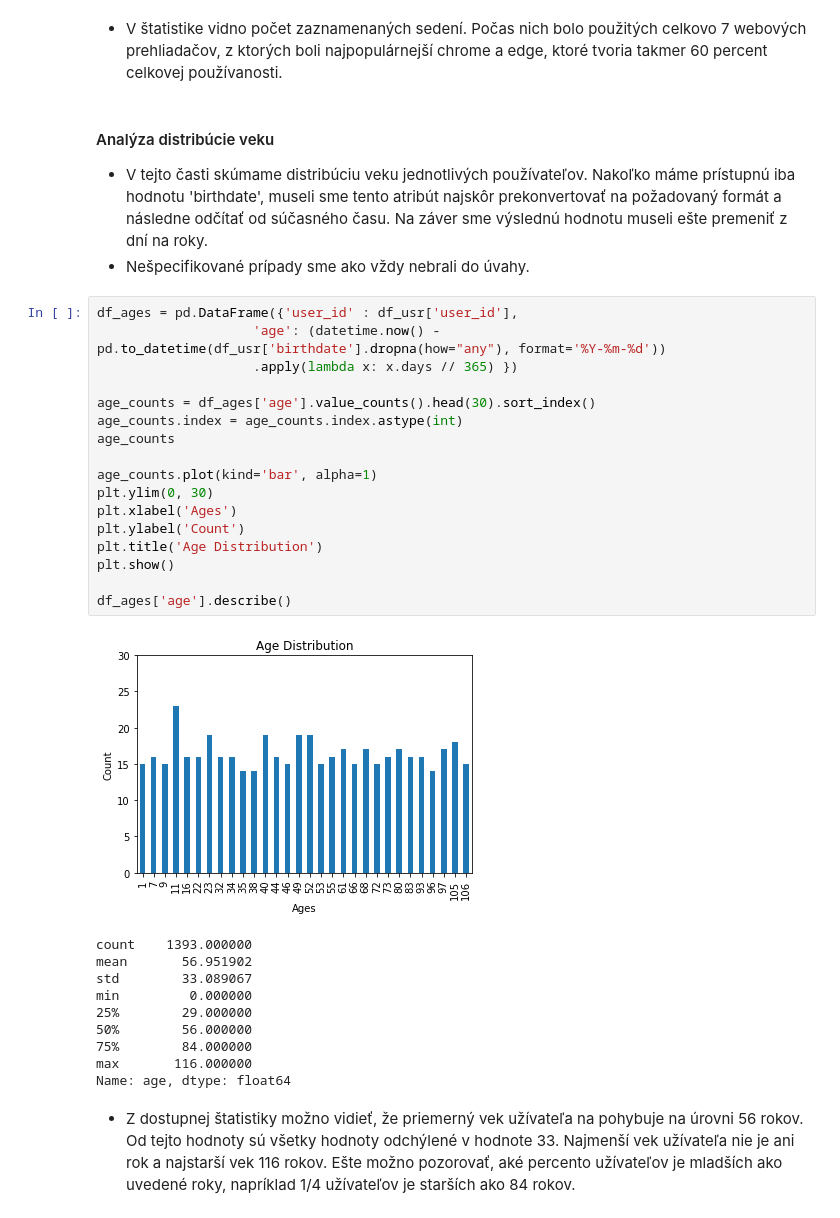
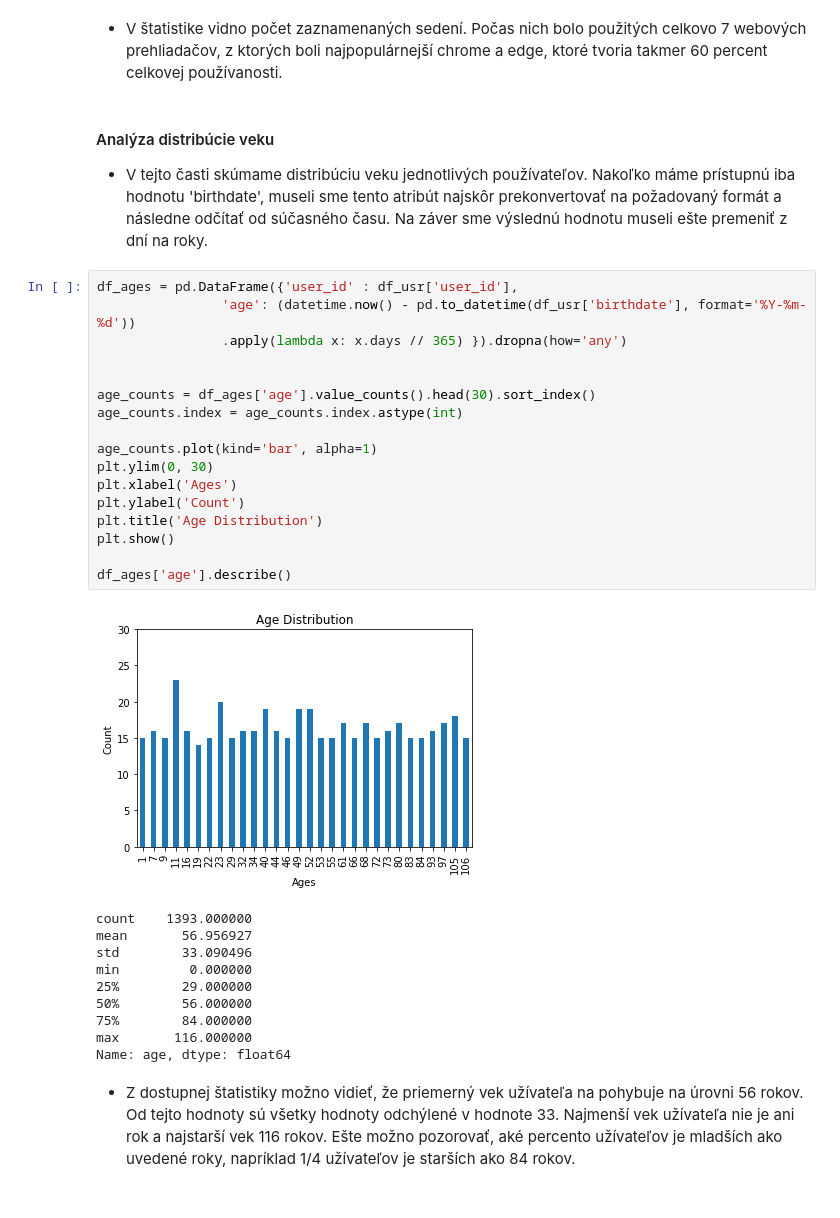
Before and after one commit to FilipMojto/IAU_project, a Jupyter notebook: EDA_report.ipynb, the cells around one changed output. Cells and saved outputs as stored; diff of their text form.

```diff
--- a/EDA_report.ipynb
+++ b/EDA_report.ipynb
@@ -213,29 +207,28 @@ Name: browser_name, dtype: object
 # %% [markdown]
 #### Analýza distribúcie veku
 - V tejto časti skúmame distribúciu veku jednotlivých používateľov. Nakoľko máme prístupnú iba hodnotu 'birthdate', museli sme tento atribút najskôr prekonvertovať na požadovaný formát a následne odčítať od súčasného času. Na záver sme výslednú hodnotu museli ešte premeniť z dní na roky.
-- Nešpecifikované prípady sme ako vždy nebrali do úvahy.
 # %%
 df_ages = pd.DataFrame({'user_id' : df_usr['user_id'],
-                    'age': (datetime.now() - pd.to_datetime(df_usr['birthdate'].dropna(how="any"), format='%Y-%m-%d'))
-                    .apply(lambda x: x.days // 365) })
+                'age': (datetime.now() - pd.to_datetime(df_usr['birthdate'], format='%Y-%m-%d'))
+                .apply(lambda x: x.days // 365) }).dropna(how='any')
+
 
 age_counts = df_ages['age'].value_counts().head(30).sort_index()
 age_counts.index = age_counts.index.astype(int)
-age_counts
 
 age_counts.plot(kind='bar', alpha=1)
 plt.ylim(0, 30)
 plt.xlabel('Ages')
 plt.ylabel('Count')
 plt.title('Age Distribution')
 plt.show()
 
 df_ages['age'].describe()
 # %% [output]
-[figure, old version]
+[figure, new version]
 count    1393.000000
-mean       56.951902
-std        33.089067
+mean       56.956927
+std        33.090496
 min         0.000000
 25%        29.000000
 50%        56.000000
```
Also changed, not shown: parts of 39 cells of this notebook, 1 other file.
